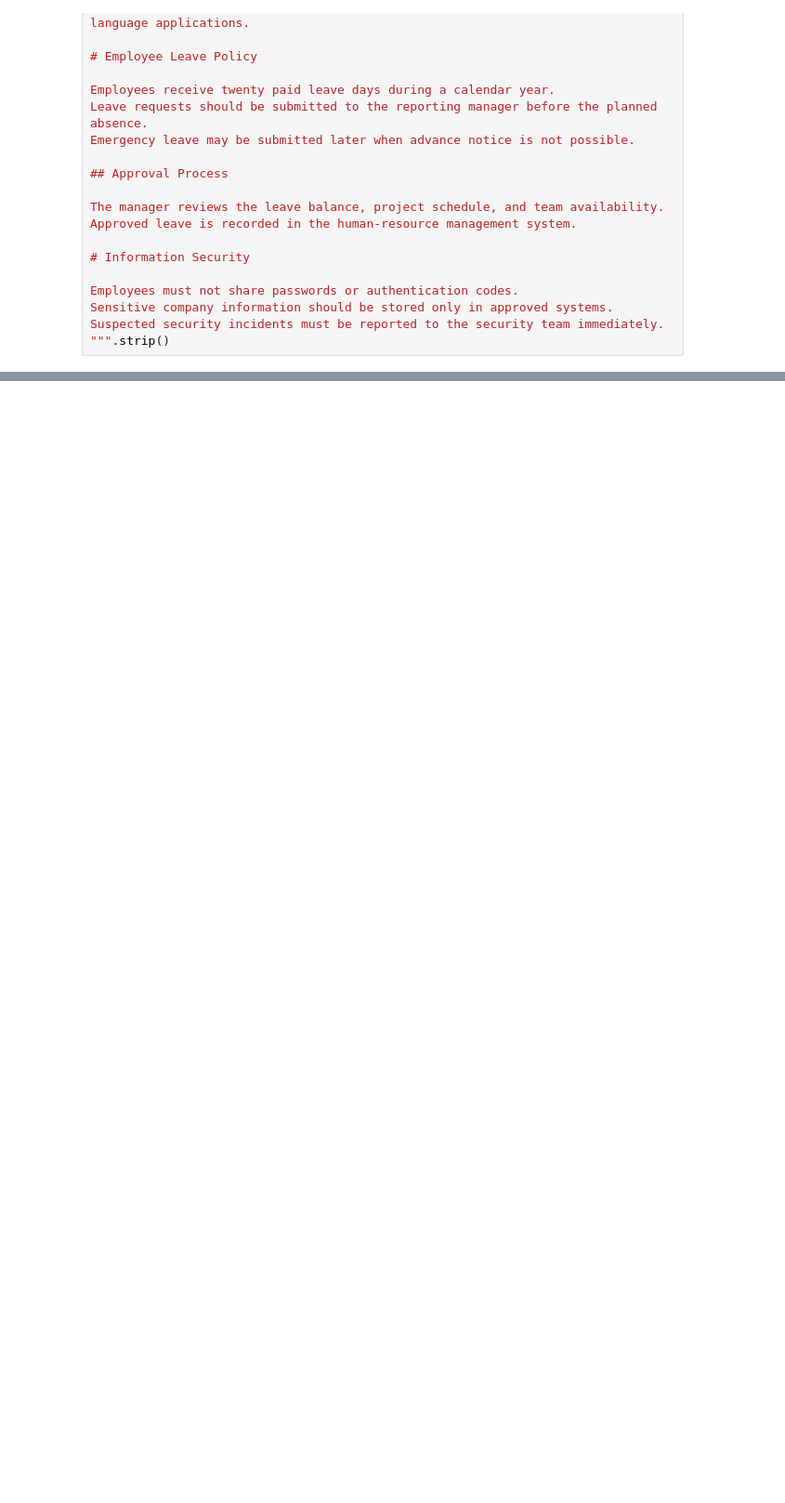
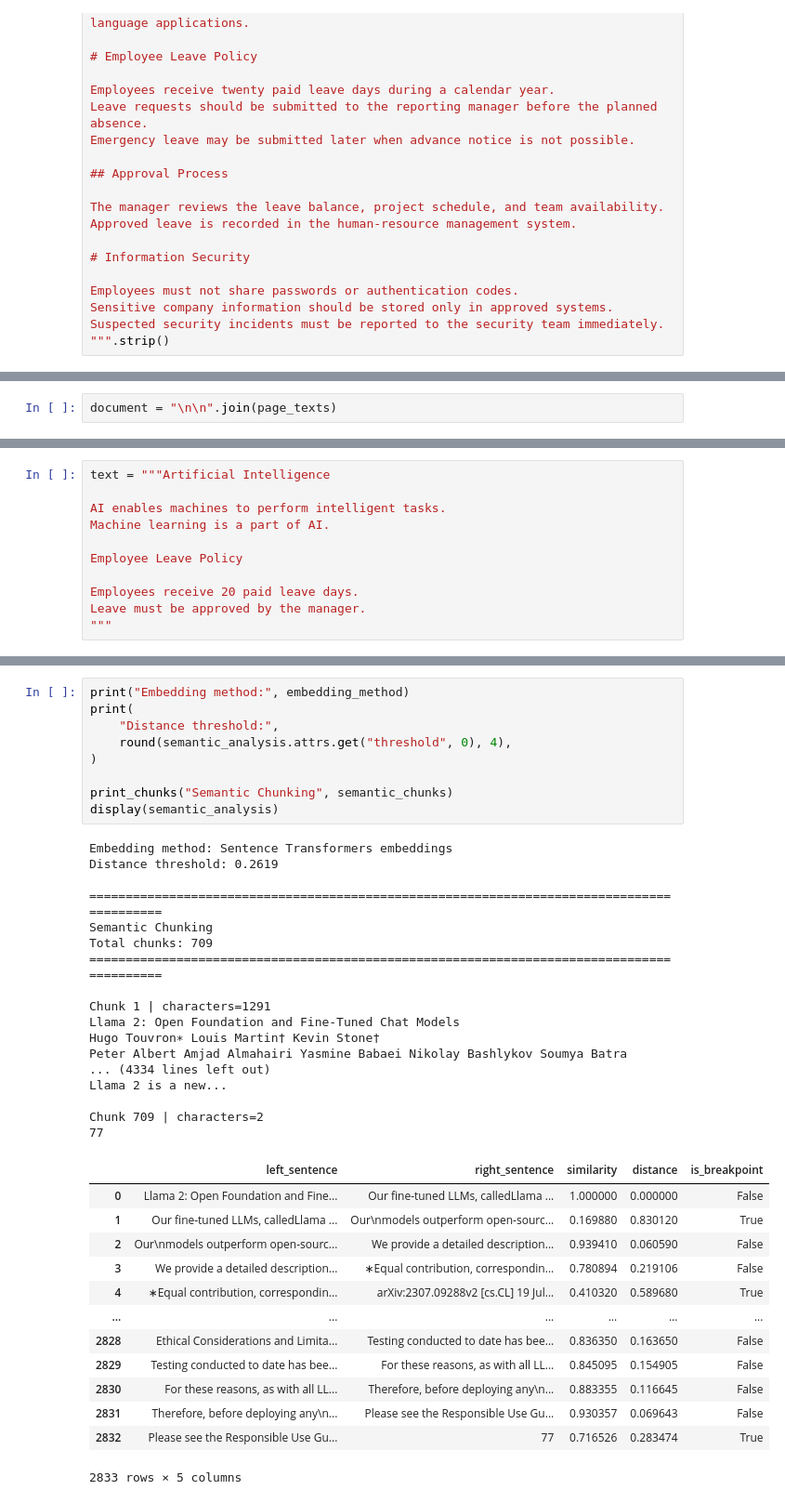
Before and after one commit to Mmbsaksd/Full_Stack_GenerativeAI_And_Agentic_AI, a Jupyter notebook: RAG/Chunking/Chunking_Methods.ipynb, the cells around one changed output, grey strips where cells are left out. Shown at 93% size. Saved outputs shown, nothing was run; the diff lists cells and outputs as text; blank space fills up the shorter version.

```diff
--- a/RAG/Chunking/Chunking_Methods.ipynb
+++ b/RAG/Chunking/Chunking_Methods.ipynb
@@ -58,0 +101,2 @@ f:\Full_Stack_GenerativeAI_And_Agentic_AI\gfs
+# %%
+document = "\n\n".join(page_texts)
@@ -58,0 +438,11 @@ f:\Full_Stack_GenerativeAI_And_Agentic_AI\gfs
+# %%
+text = """Artificial Intelligence
+
+AI enables machines to perform intelligent tasks.
+Machine learning is a part of AI.
+
+Employee Leave Policy
+
+Employees receive 20 paid leave days.
+Leave must be approved by the manager.
+"""
@@ -58,0 +673,40 @@ f:\Full_Stack_GenerativeAI_And_Agentic_AI\gfs
+# %%
+print("Embedding method:", embedding_method)
+print(
+    "Distance threshold:",
+    round(semantic_analysis.attrs.get("threshold", 0), 4),
+)
+
+print_chunks("Semantic Chunking", semantic_chunks)
+display(semantic_analysis)
+# %% [output]
+Embedding method: Sentence Transformers embeddings
+Distance threshold: 0.2619
+
+==========================================================================================
+Semantic Chunking
+Total chunks: 709
+==========================================================================================
+
+Chunk 1 | characters=1291
+Llama 2: Open Foundation and Fine-Tuned Chat Models
+Hugo Touvron∗ Louis Martin† Kevin Stone†
+Peter Albert Amjad Almahairi Yasmine Babaei Nikolay Bashlykov Soumya Batra
+... (4334 lines left out)
+Llama 2 is a new...
+
+Chunk 709 | characters=2
+77
+|  | left_sentence | right_sentence | similarity | distance | is_breakpoint |
+| 0 | Llama 2: Open Foundation and Fine... | Our fine-tuned LLMs, calledLlama ... | 1.000000 | 0.000000 | False |
+| 1 | Our fine-tuned LLMs, calledLlama ... | Our\nmodels outperform open-sourc... | 0.169880 | 0.830120 | True |
+| 2 | Our\nmodels outperform open-sourc... | We provide a detailed description... | 0.939410 | 0.060590 | False |
+| 3 | We provide a detailed description... | ∗Equal contribution, correspondin... | 0.780894 | 0.219106 | False |
+| 4 | ∗Equal contribution, correspondin... | arXiv:2307.09288v2 [cs.CL] 19 Jul... | 0.410320 | 0.589680 | True |
+| ... | ... | ... | ... | ... | ... |
+| 2828 | Ethical Considerations and Limita... | Testing conducted to date has bee... | 0.836350 | 0.163650 | False |
+| 2829 | Testing conducted to date has bee... | For these reasons, as with all LL... | 0.845095 | 0.154905 | False |
+| 2830 | For these reasons, as with all LL... | Therefore, before deploying any\n... | 0.883355 | 0.116645 | False |
+| 2831 | Therefore, before deploying any\n... | Please see the Responsible Use Gu... | 0.930357 | 0.069643 | False |
+| 2832 | Please see the Responsible Use Gu... | 77 | 0.716526 | 0.283474 | True |
+2833 rows × 5 columns
```
Also changed, not shown: parts of 50 cells of this notebook, 1 other file.
